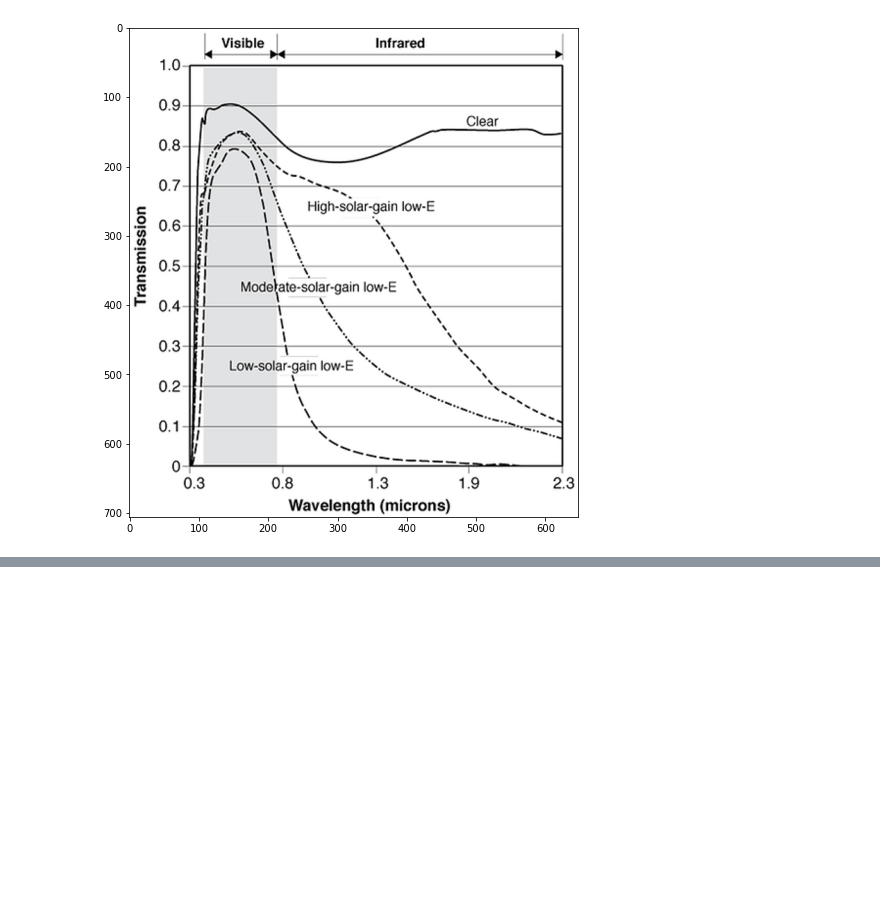
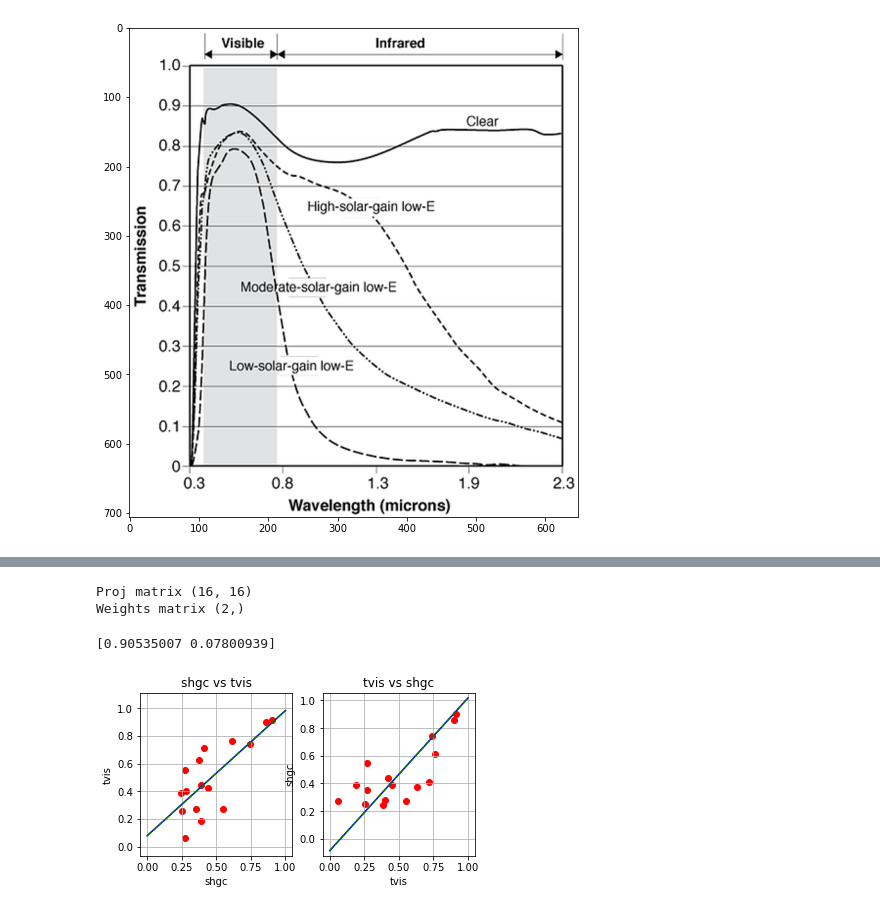
Before and after one commit to saeranv/astrobot, a Jupyter notebook: experiments/shgc_tviz_fx/poly_fx.ipynb, the cells around one changed output, grey strips where cells are left out. Saved outputs shown, nothing was run; the diff lists cells and outputs as text; code cells hidden in the pictures; blank space fills up the shorter version.

```diff
--- a/experiments/shgc_tviz_fx/poly_fx.ipynb
+++ b/experiments/shgc_tviz_fx/poly_fx.ipynb
@@ -77,0 +93,55 @@ Text(0, 0.5, 'visible transmittance')
+# %%
+# Create regression model
+# add 1s row so that we have a bias
+# X: 1, 16
+# y: 1, 16
+#
+X = np.array([shgc_data, np.ones_like(shgc_data)])
+y = tviz_data
+
+# 1. Projection matrix
+X = X.T  # 16, 1
+P = X @ np.linalg.pinv(X.T @ X) @ X.T
+print('Proj matrix', P.shape)  # 16, 16
+
+# Project y onto X plane
+yhat1 = P @ y
+
+# 2. Weights matrix
+B = np.linalg.pinv(X.T @ X) @ X.T @ y
+print('Weights matrix', B.shape)  # (2, )
+yhat2 = X @ B
+
+assert np.sum(yhat1 - yhat2) < 1e-10
+
+# slope, bias = B  # extract slope and bias
+# %% [output]
+Proj matrix (16, 16)
+Weights matrix (2,)
+# %%
+print(B)
+
+pred_tviz = lambda _x: (B[0] * _x) + B[1]
+pred_shgc = lambda _x: (_x / B[0]) - (B[1] / B[0])  # invert function
+
+_, a = plt.subplots(1, 2, figsize=(6, 3))
+
+# tvis predict
+_shgc = np.linspace(0, 1, data_num)
+a[0] = viz_exp_ezplot(a[0])
+a[0].scatter(shgc_data, tviz_data, color='red')
+_ = a[0].plot(_shgc, pred_tviz(_shgc), color='blue')
+# check inversion
+_ = a[0].plot(_shgc, pred_tviz(pred_shgc(pred_tviz(_shgc))),
+              color='green', linestyle='--')
+
+# shgc predict
+_tviz = np.linspace(0, 1, data_num)
+a[1] = viz_exp_ezplot(a[1], invert=True)
+a[1].scatter(tviz_data, shgc_data, color='red')
+_ = a[1].plot(_tviz, pred_shgc(_tviz), color='blue')
+_ = a[1].plot(_tviz, pred_shgc(pred_tviz(pred_shgc(_tviz))),
+              color='green', linestyle='--')
+# %% [output]
+[0.90535007 0.07800939]
+[figure, added]
```
Also changed, not shown: parts of 4 cells of this notebook, 1 other file.
